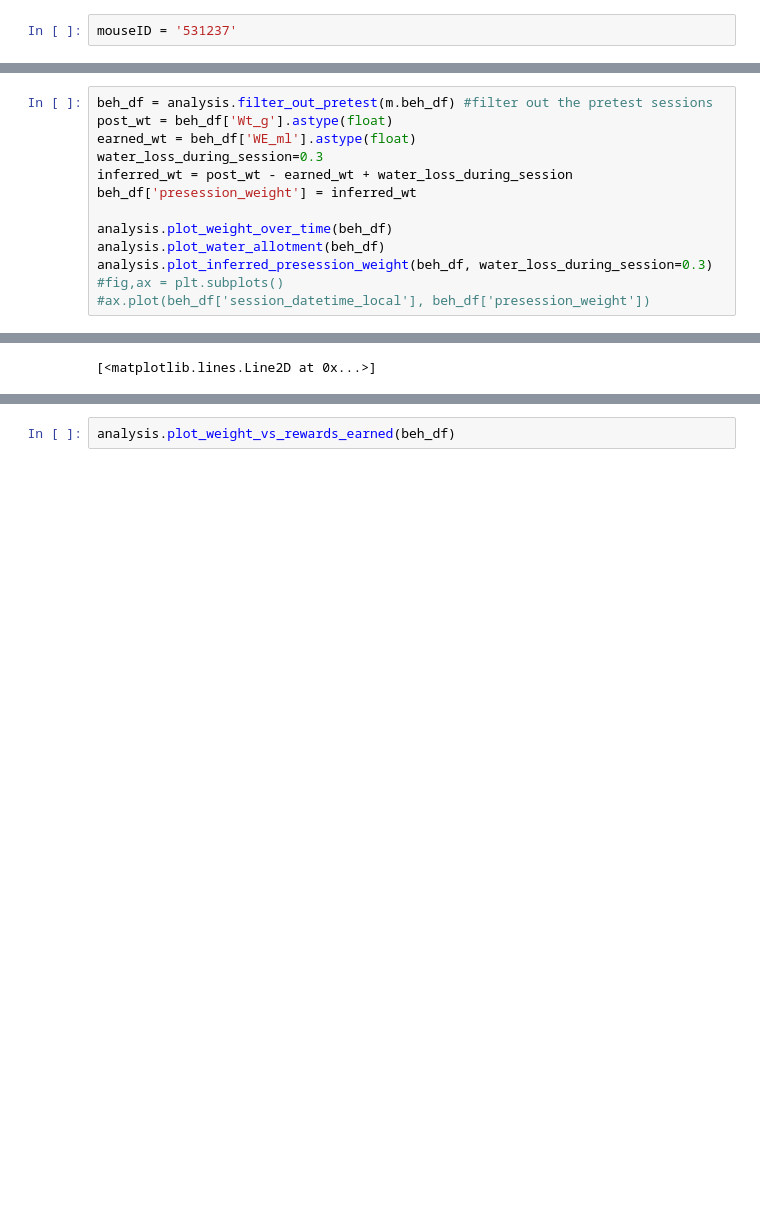
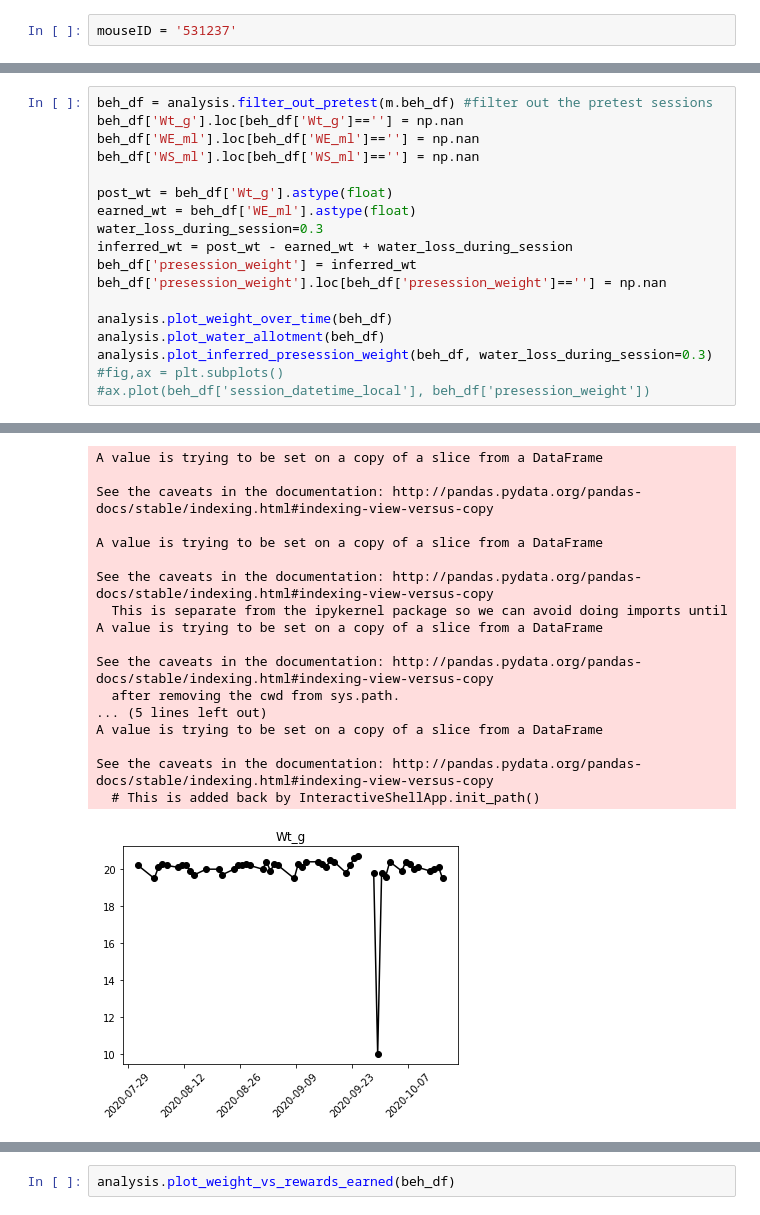
Before and after one commit to taminar/mouseBehaviorData, a Jupyter notebook: runSingleMouse.ipynb, the cells around one changed output, grey strips where cells are left out. Drawn from its saved outputs; the diff is of its cells as text; blank space fills up the shorter version.

```diff
--- a/runSingleMouse.ipynb
+++ b/runSingleMouse.ipynb
@@ -62,10 +98,15 @@ Loaded data from 200917125218_531237_c5e8c6cb-f951-44d6-abd9-5d5b21b533d1.pkl
 # %%
 beh_df = analysis.filter_out_pretest(m.beh_df) #filter out the pretest sessions
+beh_df['Wt_g'].loc[beh_df['Wt_g']==''] = np.nan
+beh_df['WE_ml'].loc[beh_df['WE_ml']==''] = np.nan
+beh_df['WS_ml'].loc[beh_df['WS_ml']==''] = np.nan
+
 post_wt = beh_df['Wt_g'].astype(float)
 earned_wt = beh_df['WE_ml'].astype(float)
 water_loss_during_session=0.3
 inferred_wt = post_wt - earned_wt + water_loss_during_session
 beh_df['presession_weight'] = inferred_wt
+beh_df['presession_weight'].loc[beh_df['presession_weight']==''] = np.nan
 
 analysis.plot_weight_over_time(beh_df)
 analysis.plot_water_allotment(beh_df)
@@ -84 +117,18 @@ analysis.plot_inferred_presession_weight(beh_df, water_loss_during_session=0.3)
-[<matplotlib.lines.Line2D at 0x...>]
+A value is trying to be set on a copy of a slice from a DataFrame
+
+See the caveats in the documentation: http://pandas.pydata.org/pandas-docs/stable/indexing.html#indexing-view-versus-copy
+
+A value is trying to be set on a copy of a slice from a DataFrame
+
+See the caveats in the documentation: http://pandas.pydata.org/pandas-docs/stable/indexing.html#indexing-view-versus-copy
+  This is separate from the ipykernel package so we can avoid doing imports until
+A value is trying to be set on a copy of a slice from a DataFrame
+
+See the caveats in the documentation: http://pandas.pydata.org/pandas-docs/stable/indexing.html#indexing-view-versus-copy
+  after removing the cwd from sys.path.
+... (5 lines left out)
+A value is trying to be set on a copy of a slice from a DataFrame
+
+See the caveats in the documentation: http://pandas.pydata.org/pandas-docs/stable/indexing.html#indexing-view-versus-copy
+  # This is added back by InteractiveShellApp.init_path()
+[figure, added]
```
Also changed, not shown: parts of 7 cells of this notebook, 2 other files.
